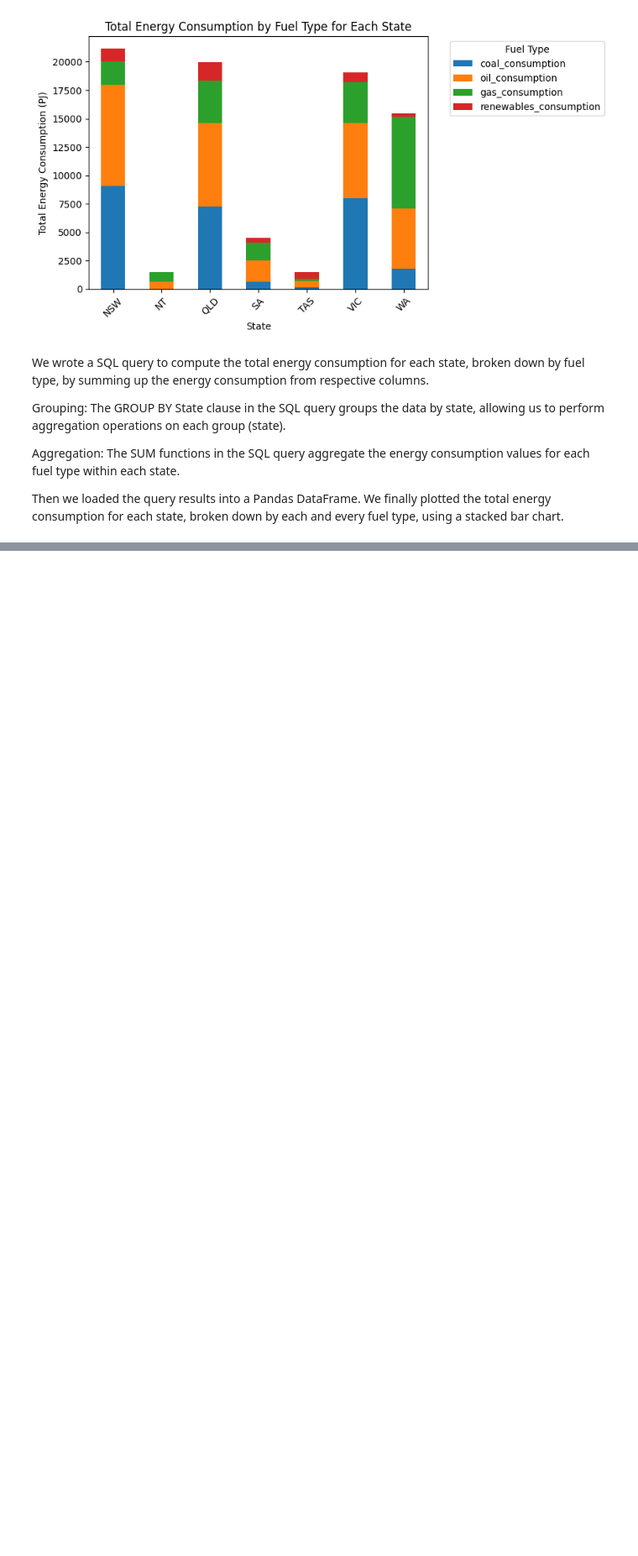
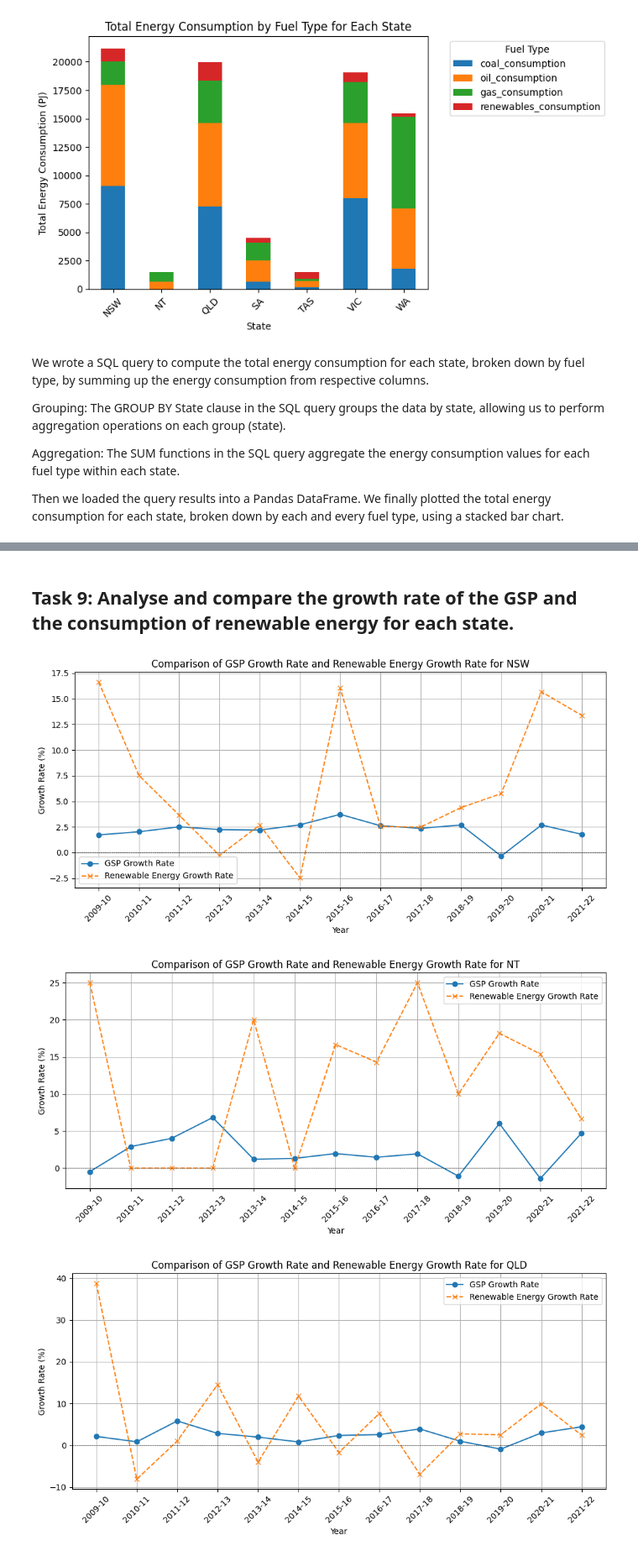
Before and after one commit to Fahim136/Australian-Energy-Dataset-Analysis-Assignment, a Jupyter notebook: Australian_Energy_Dataset_Analysis.ipynb, the cells around one changed output, grey strips where cells are left out. Shown at 84% size. Cells and saved outputs as stored; diff of their text form; code cells hidden in the pictures; blank space fills up the shorter version.

Commit message:
Group C t-9

```diff
--- a/Australian_Energy_Dataset_Analysis.ipynb
+++ b/Australian_Energy_Dataset_Analysis.ipynb
@@ -380,0 +385,41 @@ We finally plotted the total energy consumption for each state, broken down by e
+# %% [markdown]
+## **Task 9: Analyse and compare the growth rate of the GSP and the consumption of renewable energy for each state.**
+# %%
+# Step 1: Load data into DataFrame
+query = """
+SELECT Year, State, "GSP ($ million)", "Renewables (PJ)"
+FROM AUS_energy
+ORDER BY State, Year;
+"""
+data_df = pd.read_sql_query(query, conn)
+
+# Step 2: Calculate growth rates
+data_df['gsp_growth_rate'] = data_df.groupby('State')["GSP ($ million)"].pct_change() * 100
+data_df['renewables_growth_rate'] = data_df.groupby('State')["Renewables (PJ)"].pct_change() * 100
+
+# Drop the first row of each state group which will have NaN values for growth rates
+growth_rate_df = data_df.dropna(subset=['gsp_growth_rate', 'renewables_growth_rate'])
+
+# Step 3: Plot the data for each state
+for state, state_data in growth_rate_df.groupby('State'):
+    plt.figure(figsize=(10, 5))
+
+    # Plot GSP Growth Rate
+    plt.plot(state_data['Year'], state_data['gsp_growth_rate'], marker='o', label='GSP Growth Rate')
+
+    # Plot Renewable Energy Growth Rate
+    plt.plot(state_data['Year'], state_data['renewables_growth_rate'], marker='x', linestyle='--', label='Renewable Energy Growth Rate')
+
+    plt.xlabel('Year')
+    plt.ylabel('Growth Rate (%)')
+    plt.title(f'Comparison of GSP Growth Rate and Renewable Energy Growth Rate for {state}')
+    plt.axhline(y=0, color='k', linestyle='--', linewidth=0.5)
+    plt.grid(True)
+    plt.legend()
+    plt.xticks(rotation=45)
+    plt.tight_layout()
+    plt.show()
+# %% [output]
+[figure, added]
+[figure, added]
+[figure, added]
```
Also changed, not shown: parts of 4 cells of this notebook.
